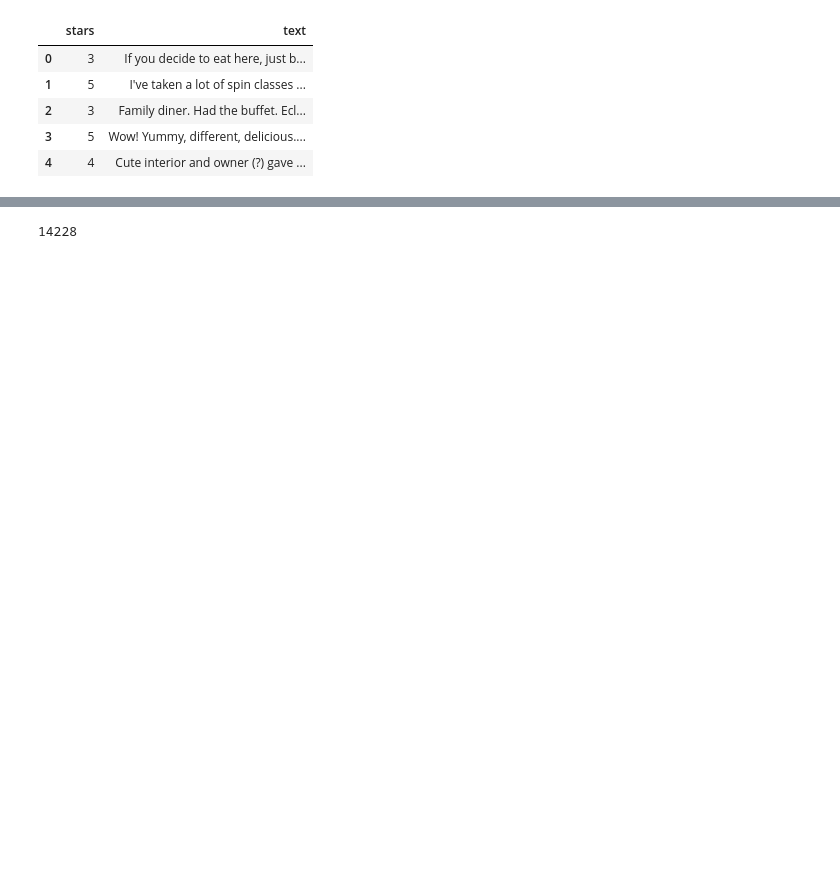
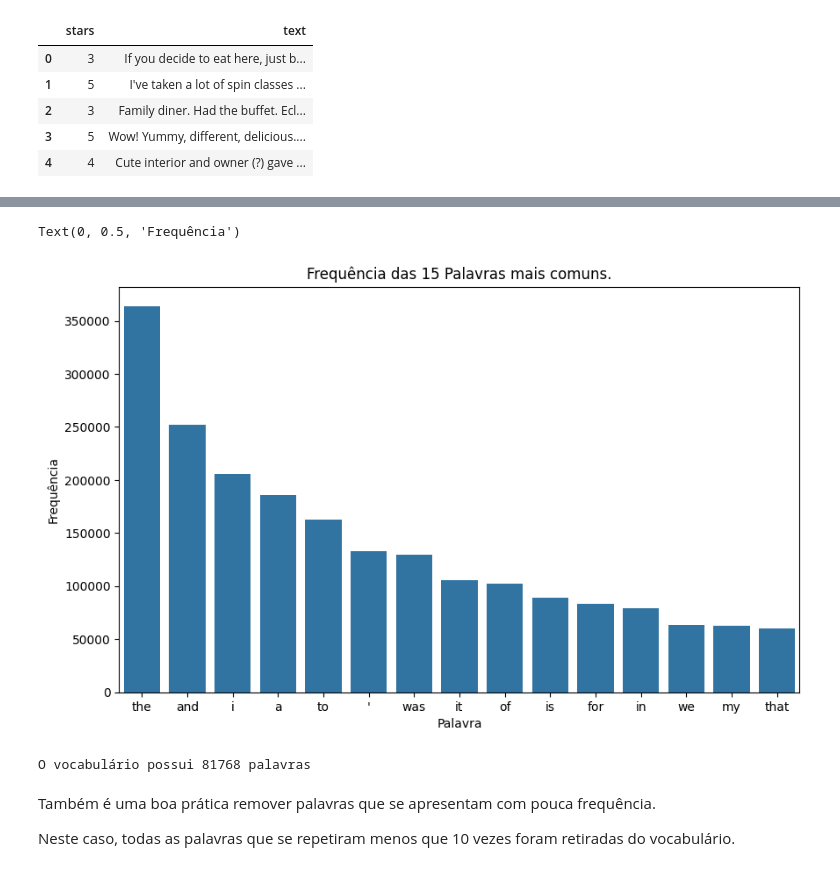
Before and after one commit to constantinoneto1/project-nlp, a Jupyter notebook: codes/notebooks/main.ipynb, the cells around one changed output, grey strips where cells are left out. Drawn from its saved outputs; the diff is of its cells as text; code cells hidden in the pictures; blank space fills up the shorter version.

```diff
--- a/codes/notebooks/main.ipynb
+++ b/codes/notebooks/main.ipynb
@@ -127 +139,18 @@ tokens_count.most_common(10)
+# %%
+plt.figure(figsize= (10,6))
+sns.barplot(x= list(toks), y= list(freq))
+plt.title(f'Frequência das {len(toks)} Palavras mais comuns.')
+plt.xlabel('Palavra')
+plt.ylabel('Frequência')
+# %% [output]
+Text(0, 0.5, 'Frequência')
+[figure, added]
+# %%
+print(f'O vocabulário possui {len(tokens_count)} palavras')
+# %% [output]
+O vocabulário possui 81768 palavras
+# %% [markdown]
+Também é uma boa prática remover palavras que se apresentam com pouca frequência.
+
+Neste caso, todas as palavras que se repetiram menos que 10 vezes foram retiradas do vocabulário.
 # %%
@@ -131,7 +162,3 @@ tokens =  sorted(t for t, c in tokens_count.items() if c >= 10)
 UNK, PAD = "UNK", "PAD"
 
 tokens = [UNK, PAD] + tokens
-# %%
-len(tokens)
-# %% [output]
-14228
```
Also changed, not shown: parts of 33 cells of this notebook.
